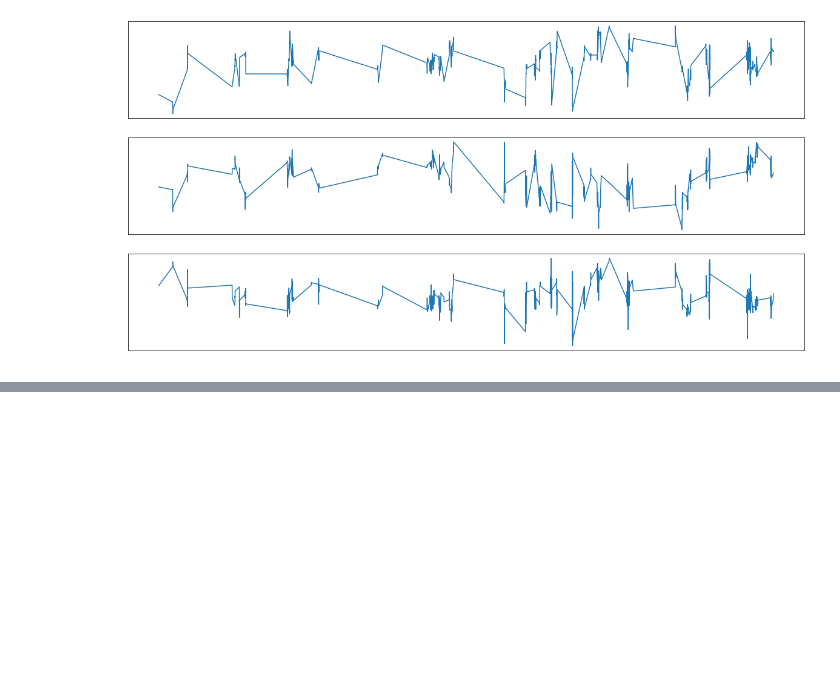
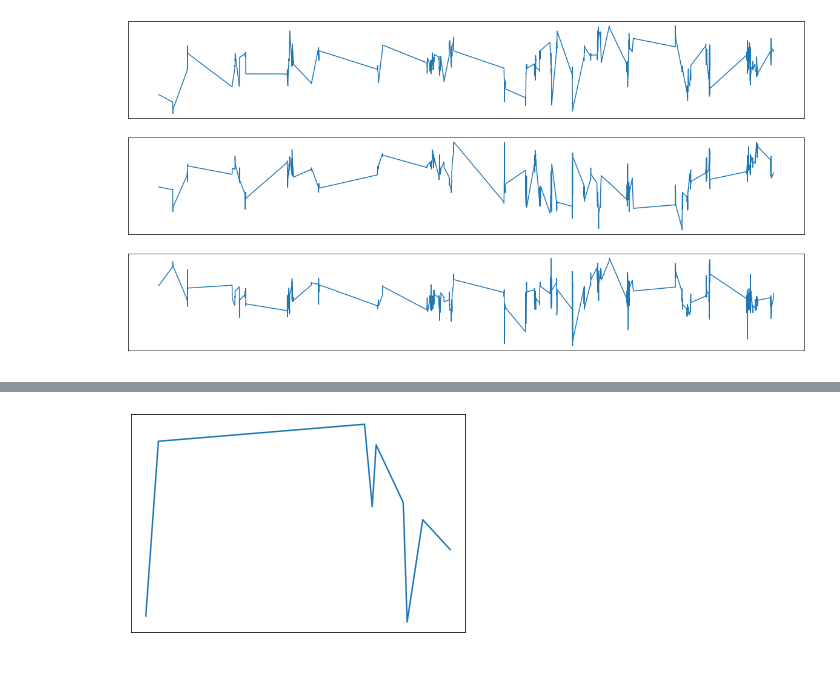
Before and after one commit to arunavanag591/odor_analysis, a Jupyter notebook: data_exploration/camera_tracker.ipynb, the cells around one changed output, grey strips where cells are left out. Saved outputs shown, nothing was run; the diff lists cells and outputs as text; code cells hidden in the pictures; blank space fills up the shorter version.

```diff
--- a/data_exploration/camera_tracker.ipynb
+++ b/data_exploration/camera_tracker.ipynb
@@ -336,0 +341,13 @@ hp.plot_color(ax_dist_odor)
+# %%
+query_zoomed = 'time > 145 and time <= 146'
+df_analog = df_pos.query(query_zoomed)
+df_analog_big = df_tmp.query(query_zoomed)
+# %%
+fig_distance = plt.figure()
+ax_distance = fig_distance.add_subplot(111)
+ax_distance.plot(df_analog["distance"], df_analog["odor_concentration"])
+ax_distance.set_xlabel('Distance')
+ax_distance.set_ylabel('Odor')
+hp.plot_color(ax_distance)
+# %% [output]
+[figure, added]
```
Also changed, not shown: parts of 4 cells of this notebook, 8 other files.
